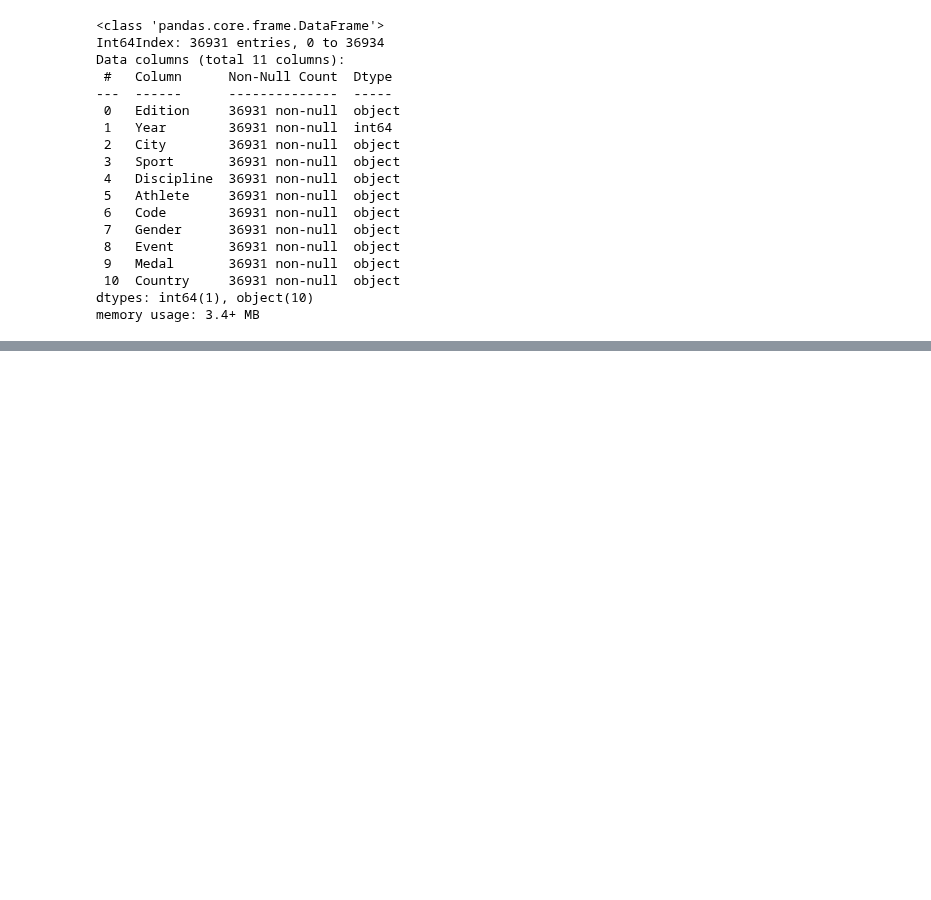
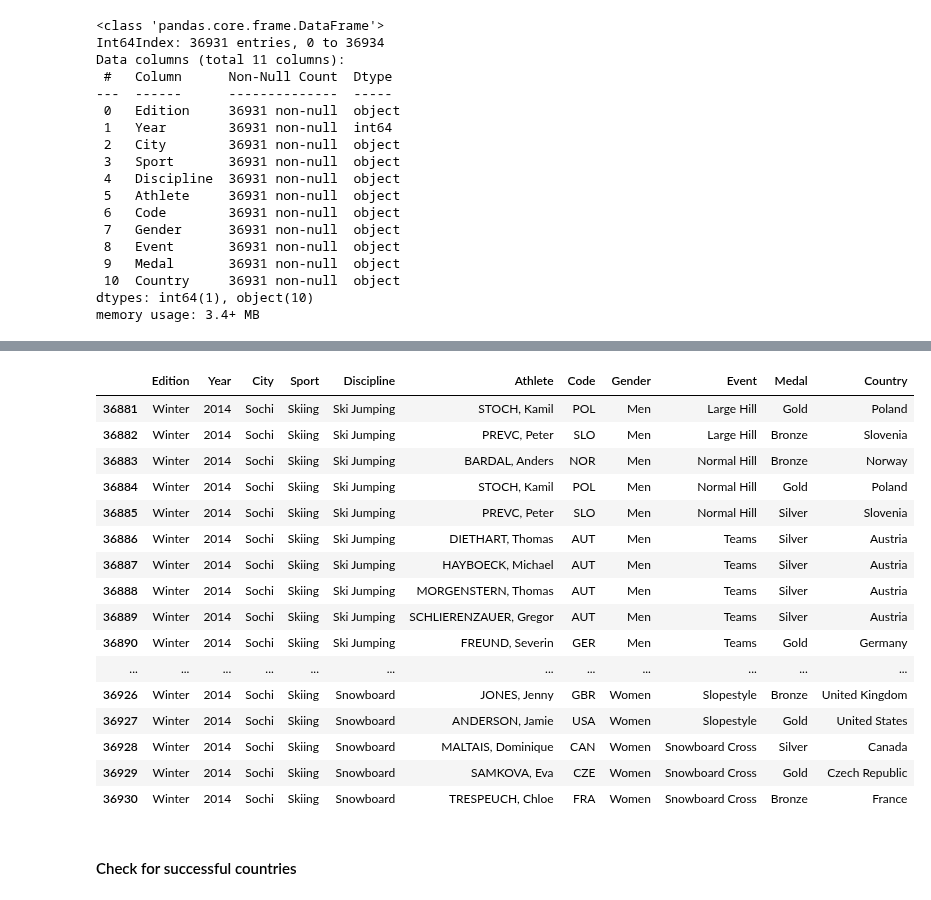
Before and after one commit to marb61a/Data-Science-Projects, a Jupyter notebook: Olympic Games Project/Olympic-Games.ipynb, the cells around one changed output, grey strips where cells are left out. Saved outputs shown, nothing was run; the diff lists cells and outputs as text; code cells hidden in the pictures; blank space fills up the shorter version.

Commit message:
Updated notebook to see successful countries

```diff
--- a/Olympic Games Project/Olympic-Games.ipynb
+++ b/Olympic Games Project/Olympic-Games.ipynb
@@ -441,0 +443,3 @@ dtype: int64
+# %%
+# Change the medal column to a category type
+olympics.Medal = olympics.Medal.astype("category")
@@ -441,0 +485,3 @@ dtype: int64
+# %%
+# Rearranges medal categories so that it will go Gold, Silver, Bronze
+olympics.Medal.cat.set_categories(["Bronze", "Silver", "Gold"], ordered=True, inplace=True)
@@ -441,0 +504,22 @@ dtype: int64
+# %%
+olympics.tail(50)
+# %% [output]
+|  | Edition | Year | City | Sport | Discipline | Athlete | Code | Gender | Event | Medal | Country |
+| 36881 | Winter | 2014 | Sochi | Skiing | Ski Jumping | STOCH, Kamil | POL | Men | Large Hill | Gold | Poland |
+| 36882 | Winter | 2014 | Sochi | Skiing | Ski Jumping | PREVC, Peter | SLO | Men | Large Hill | Bronze | Slovenia |
+| 36883 | Winter | 2014 | Sochi | Skiing | Ski Jumping | BARDAL, Anders | NOR | Men | Normal Hill | Bronze | Norway |
+| 36884 | Winter | 2014 | Sochi | Skiing | Ski Jumping | STOCH, Kamil | POL | Men | Normal Hill | Gold | Poland |
+| 36885 | Winter | 2014 | Sochi | Skiing | Ski Jumping | PREVC, Peter | SLO | Men | Normal Hill | Silver | Slovenia |
+| 36886 | Winter | 2014 | Sochi | Skiing | Ski Jumping | DIETHART, Thomas | AUT | Men | Teams | Silver | Austria |
+| 36887 | Winter | 2014 | Sochi | Skiing | Ski Jumping | HAYBOECK, Michael | AUT | Men | Teams | Silver | Austria |
+| 36888 | Winter | 2014 | Sochi | Skiing | Ski Jumping | MORGENSTERN, Thomas | AUT | Men | Teams | Silver | Austria |
+| 36889 | Winter | 2014 | Sochi | Skiing | Ski Jumping | SCHLIERENZAUER, Gregor | AUT | Men | Teams | Silver | Austria |
+| 36890 | Winter | 2014 | Sochi | Skiing | Ski Jumping | FREUND, Severin | GER | Men | Teams | Gold | Germany |
+| ... | ... | ... | ... | ... | ... | ... | ... | ... | ... | ... | ... |
+| 36926 | Winter | 2014 | Sochi | Skiing | Snowboard | JONES, Jenny | GBR | Women | Slopestyle | Bronze | United Kingdom |
+| 36927 | Winter | 2014 | Sochi | Skiing | Snowboard | ANDERSON, Jamie | USA | Women | Slopestyle | Gold | United States |
+| 36928 | Winter | 2014 | Sochi | Skiing | Snowboard | MALTAIS, Dominique | CAN | Women | Snowboard Cross | Silver | Canada |
+| 36929 | Winter | 2014 | Sochi | Skiing | Snowboard | SAMKOVA, Eva | CZE | Women | Snowboard Cross | Gold | Czech Republic |
+| 36930 | Winter | 2014 | Sochi | Skiing | Snowboard | TRESPEUCH, Chloe | FRA | Women | Snowboard Cross | Bronze | France |
+# %% [markdown]
+#### Check for successful countries
```
Also changed, not shown: parts of 9 cells of this notebook.
